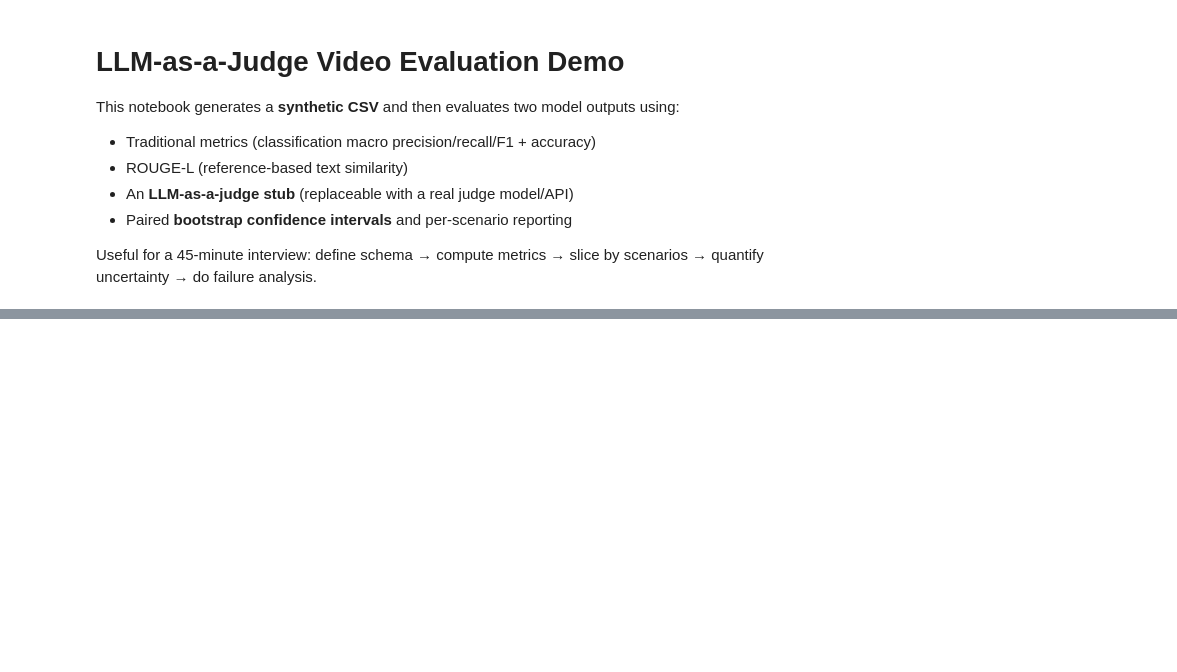
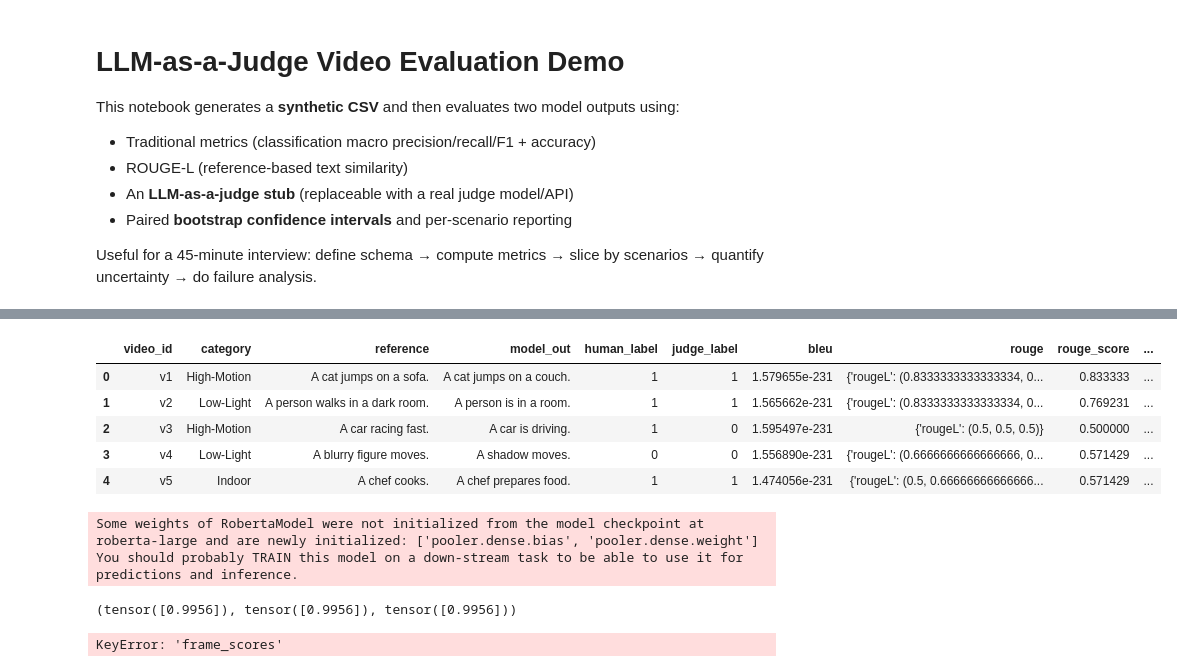
Before and after one commit to alchemistzzd/The-Ultimate-Data-Scientist-Interview-Preparation, a Jupyter notebook: machine-learning/llm_video_eval_demo.ipynb, the cells around one changed output, grey strips where cells are left out. Drawn from its saved outputs; the diff is of its cells as text; code cells hidden in the pictures; blank space fills up the shorter version.

```diff
--- a/machine-learning/llm_video_eval_demo.ipynb
+++ b/machine-learning/llm_video_eval_demo.ipynb
@@ -523,0 +181,14 @@ if len(df_txt) > 0:
+# %%
+def text_quality_nlp(row):
+    scorer = rouge_scorer.RougeScorer(['rougeL'], use_stemmer = True)
+    rouge_score = scorer.score(row['model_out'],row['reference'])['rougeL'].fmeasure
+
+    return rouge_score
+# %%
+def text_quality_sem(row):
+    precision, recall, f1 = bert_score([row['model_out']],[row['reference']],lang = 'en', verbose = False)
+    return f1[0].item()
+# %%
+df['rouge_score'] = df.apply(text_quality_nlp, axis = 1)
+# %%
+df['bert_score'] = df.apply(text_quality_sem, axis = 1)
@@ -523,0 +206,15 @@ if len(df_txt) > 0:
+# %%
+df
+# %% [output]
+|  | video_id | category | reference | model_out | human_label | judge_label | bleu | rouge | rouge_score | ... |
+| 0 | v1 | High-Motion | A cat jumps on a sofa. | A cat jumps on a couch. | 1 | 1 | 1.579655e-231 | {'rougeL': (0.8333333333333334, 0... | 0.833333 | ... |
+| 1 | v2 | Low-Light | A person walks in a dark room. | A person is in a room. | 1 | 1 | 1.565662e-231 | {'rougeL': (0.8333333333333334, 0... | 0.769231 | ... |
+| 2 | v3 | High-Motion | A car racing fast. | A car is driving. | 1 | 0 | 1.595497e-231 | {'rougeL': (0.5, 0.5, 0.5)} | 0.500000 | ... |
+| 3 | v4 | Low-Light | A blurry figure moves. | A shadow moves. | 0 | 0 | 1.556890e-231 | {'rougeL': (0.6666666666666666, 0... | 0.571429 | ... |
+| 4 | v5 | Indoor | A chef cooks. | A chef prepares food. | 1 | 1 | 1.474056e-231 | {'rougeL': (0.5, 0.66666666666666... | 0.571429 | ... |
+# %%
+bert_score(['A cat jumps on a couch.'],['A cat jumps on a sofa.	'],lang = 'en', verbose = False)
+# %% [output]
+Some weights of RobertaModel were not initialized from the model checkpoint at roberta-large and are newly initialized: ['pooler.dense.bias', 'pooler.dense.weight']
+You should probably TRAIN this model on a down-stream task to be able to use it for predictions and inference.
+(tensor([0.9956]), tensor([0.9956]), tensor([0.9956]))
@@ -523,0 +250,4 @@ if len(df_txt) > 0:
+# %%
+df['temporal_score'] = df.apply(temporal_consistensy, axis = 1)
+# %% [output]
+KeyError: 'frame_scores'
```
Also changed, not shown: parts of 38 cells of this notebook.
